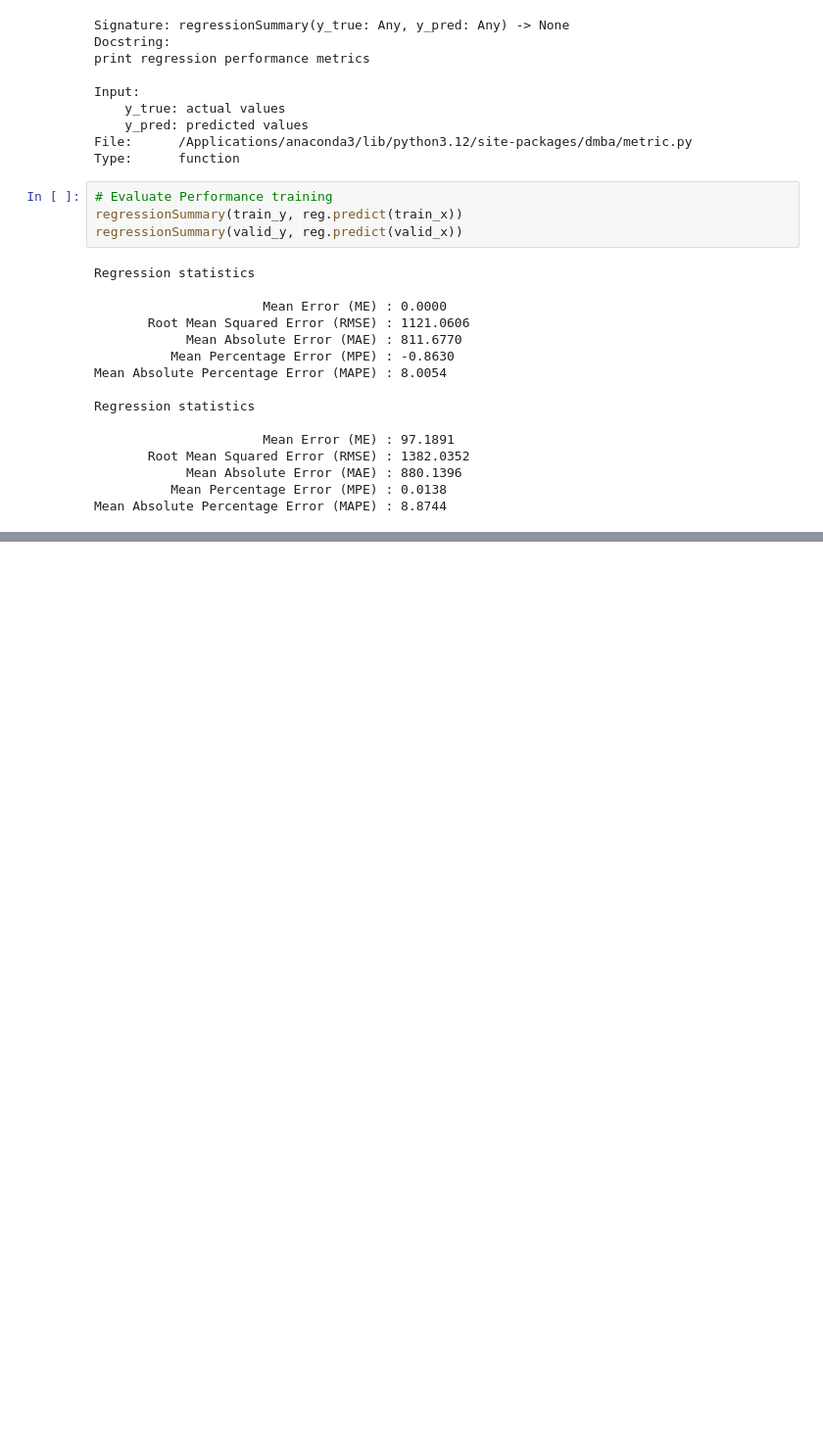
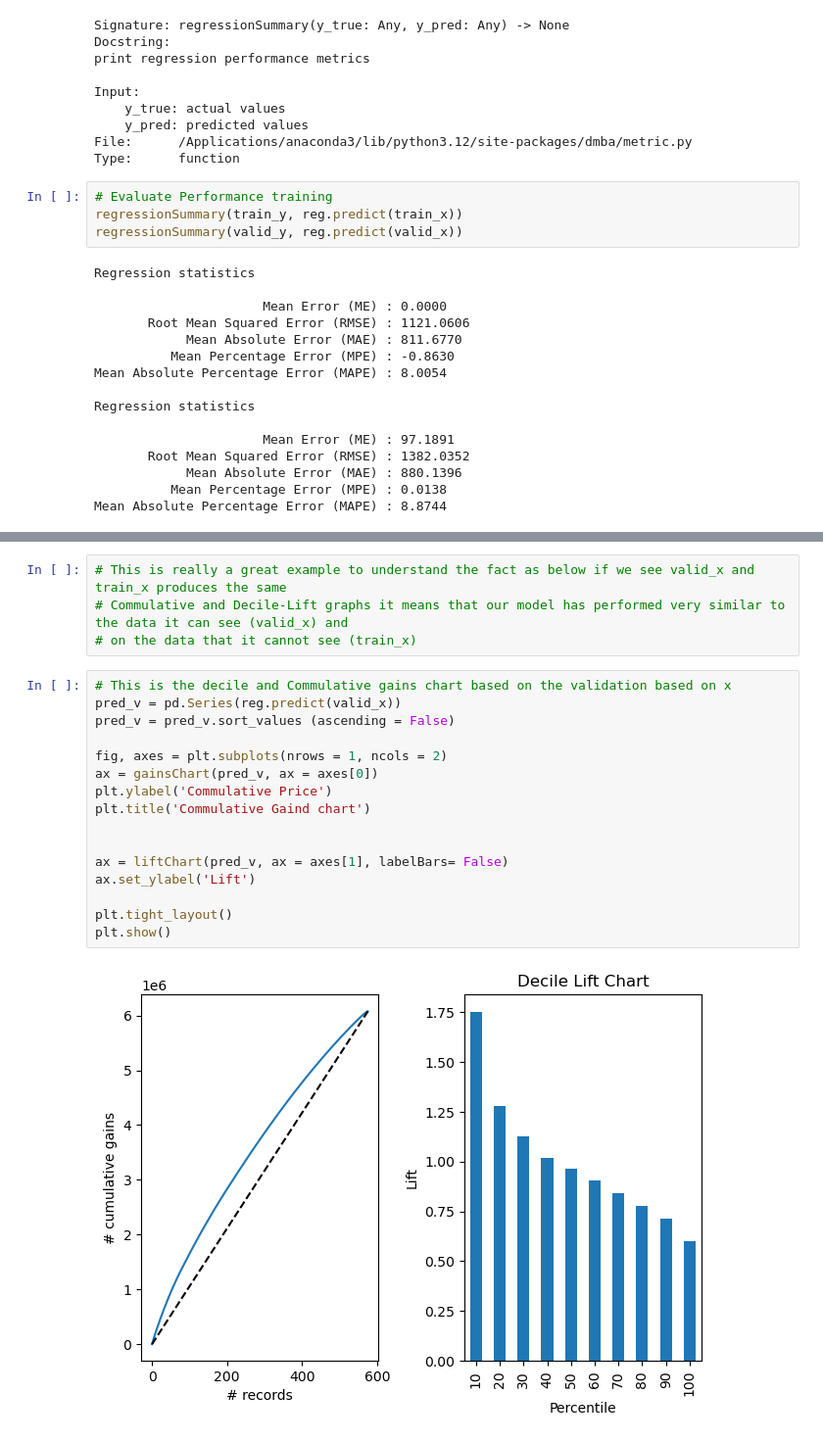
Before and after one commit to Surbhit1508/Data-Mining-for-Business-Analytics, a Jupyter notebook: Chapter 5 Evaluating Predictive Performance.ipynb, the cells around one changed output, grey strips where cells are left out. Shown at 98% size. Drawn from its saved outputs; the diff is of its cells as text; blank space fills up the shorter version.

```diff
--- a/Chapter 5 Evaluating Predictive Performance.ipynb
+++ b/Chapter 5 Evaluating Predictive Performance.ipynb
@@ -93,0 +148,22 @@ Mean Absolute Percentage Error (MAPE) : 8.8744
+# %%
+# This is really a great example to understand the fact as below if we see valid_x and train_x produces the same
+# Commulative and Decile-Lift graphs it means that our model has performed very similar to the data it can see (valid_x) and
+# on the data that it cannot see (train_x)
+# %%
+# This is the decile and Commulative gains chart based on the validation based on x
+pred_v = pd.Series(reg.predict(valid_x))
+pred_v = pred_v.sort_values (ascending = False)
+
+fig, axes = plt.subplots(nrows = 1, ncols = 2)
+ax = gainsChart(pred_v, ax = axes[0])
+plt.ylabel('Commulative Price')
+plt.title('Commulative Gaind chart')
+
+
+ax = liftChart(pred_v, ax = axes[1], labelBars= False)
+ax.set_ylabel('Lift')
+
+plt.tight_layout()
+plt.show()
+# %% [output]
+[figure, added]
```
Also changed, not shown: parts of 6 cells of this notebook.
